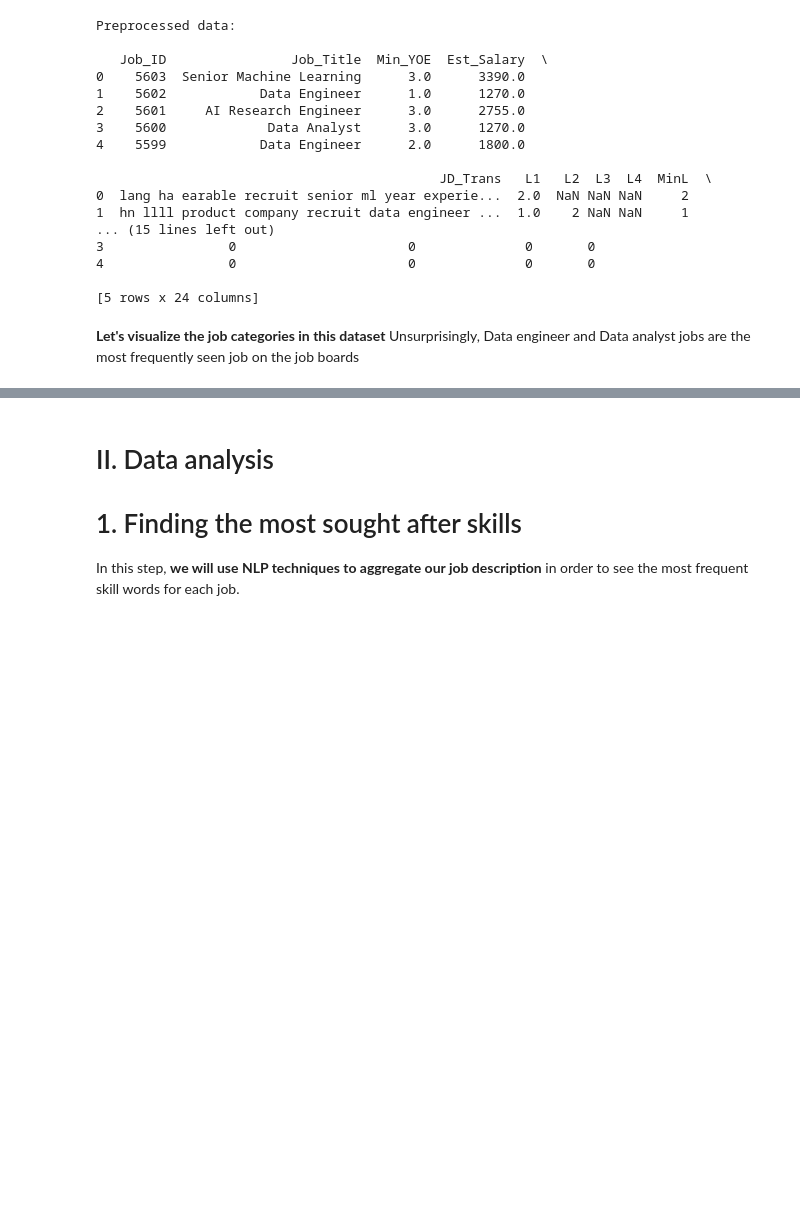
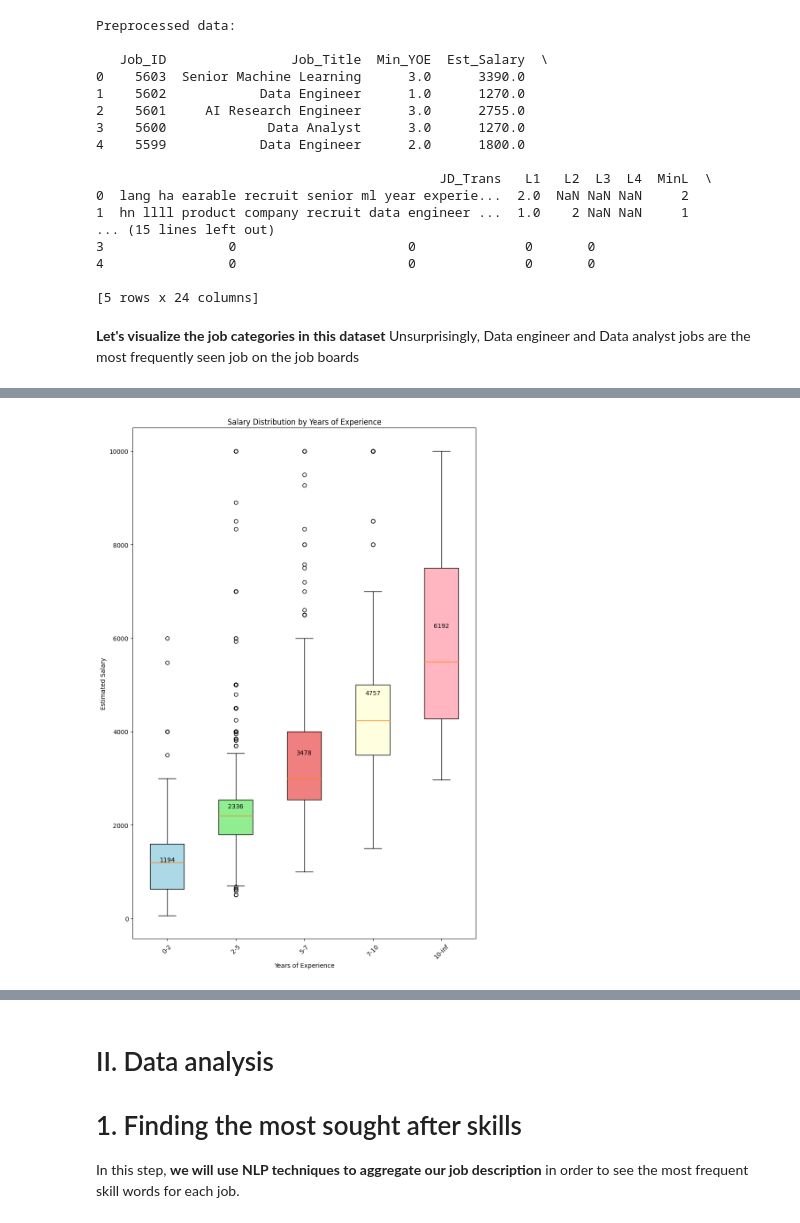
Before and after one commit to phuocnguyen90/Data_job_analysis_notebook, a Jupyter notebook: data_job_analysis.ipynb, the cells around one changed output, grey strips where cells are left out. Cells and saved outputs as stored; diff of their text form; code cells hidden in the pictures; blank space fills up the shorter version.

```diff
--- a/data_job_analysis.ipynb
+++ b/data_job_analysis.ipynb
@@ -258,0 +246,35 @@ Category Counts: [1059, 1051, 447, 220, 185]
+# %%
+# Define bin intervals for 'Min_YOE'
+bins = [0, 2, 5, 7, 10, float('inf')]
+
+# Categorize 'Min_YOE' into bins and create a new column 'Min_YOE_Bin'
+test['Min_YOE_Bin'] = pd.cut(test['Min_YOE'], bins=bins, labels=[f'{bins[i]}-{bins[i+1]}' for i in range(len(bins) - 1)], right=False)
+
+# Define colors for the boxes
+box_colors = ['lightblue', 'lightgreen', 'lightcoral', 'lightyellow', 'lightpink']
+
+# Create a box plot to visualize salary distribution within each bin
+plt.figure(figsize=(10, 15))
+plt.xticks(rotation=45)
+plt.title("Salary Distribution by Years of Experience")
+plt.xlabel("Years of Experience")
+plt.ylabel("Estimated Salary")
+
+# Extract data for the box plot
+boxplot_data = [test['Est_Salary'][test['Min_YOE_Bin'] == bin_label].dropna().values for bin_label in test['Min_YOE_Bin'].cat.categories]
+
+# Create the box plot with custom colors
+box_plot = plt.boxplot(boxplot_data, labels=test['Min_YOE_Bin'].cat.categories, patch_artist=True)
+
+# Apply colors to the boxes
+for patch, color in zip(box_plot['boxes'], box_colors):
+    patch.set_facecolor(color)
+
+# Calculate and add mean value labels to each box
+for i, data in enumerate(boxplot_data):
+    mean_salary = int(round(np.mean(data)))
+    plt.text(i+1, mean_salary, mean_salary, horizontalalignment='center', verticalalignment='bottom')
+
+plt.show()
+# %% [output]
+[figure, added]
```
Also changed, not shown: parts of 29 cells of this notebook.
